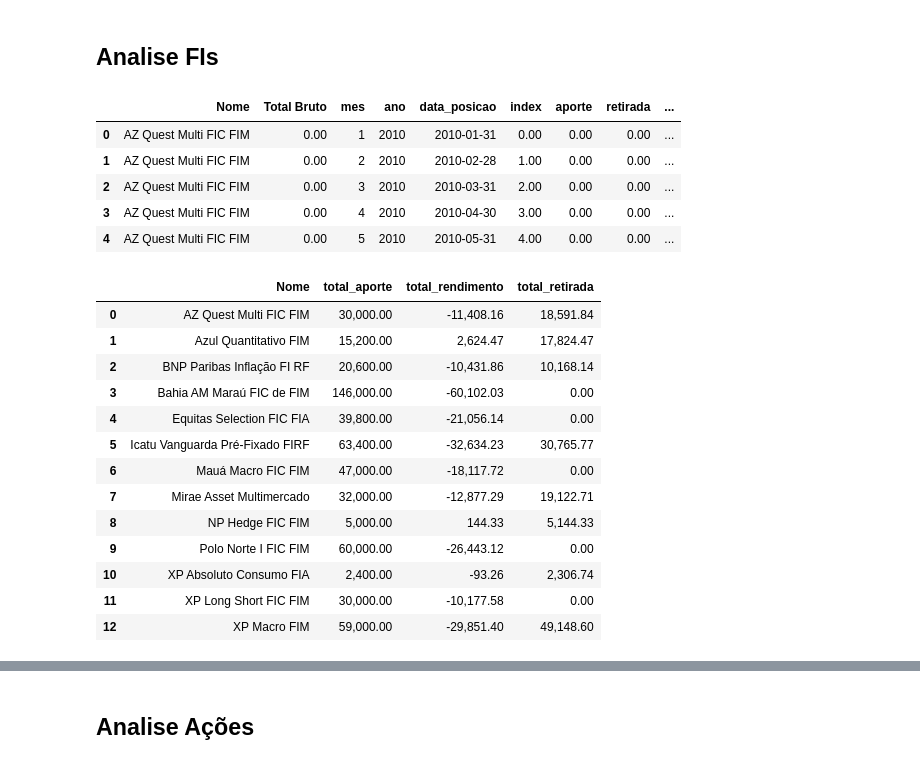
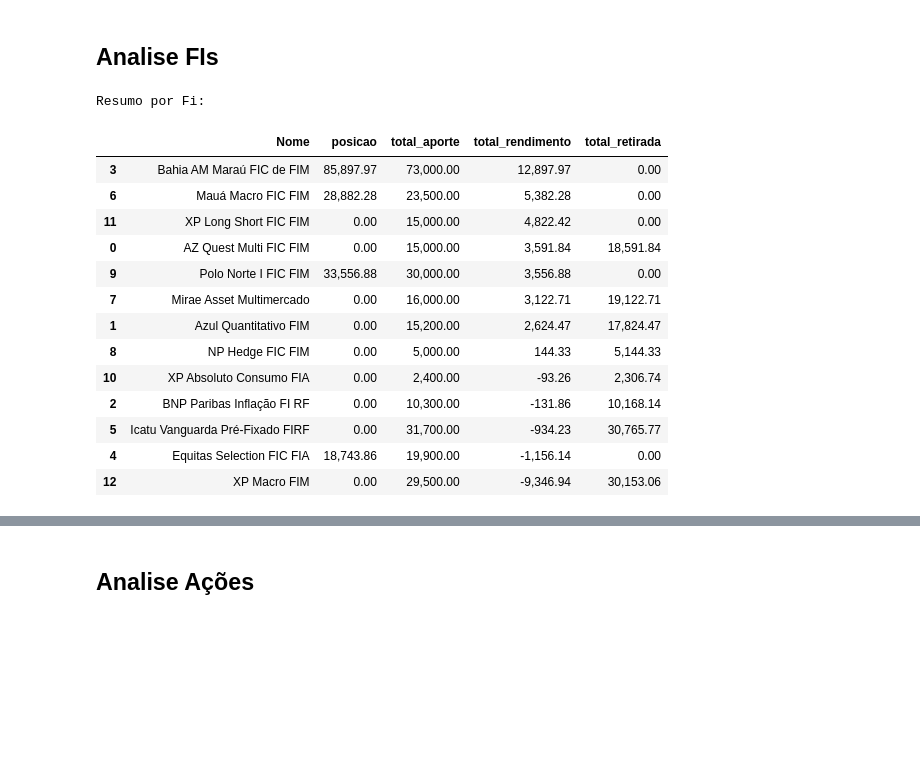
Before and after one commit to gabrielmlg/finance-app, a Jupyter notebook: app/src/extrato_posicao_acoes.ipynb, the cells around one changed output, grey strips where cells are left out. Cells and saved outputs as stored; diff of their text form; code cells hidden in the pictures; blank space fills up the shorter version.

Commit message:
Graficos de rendimento

```diff
--- a/app/src/extrato_posicao_acoes.ipynb
+++ b/app/src/extrato_posicao_acoes.ipynb
@@ -51,11 +18,16 @@ pos_model.load()
 # %%
-#posicao_model = Posicao()
-#posicao_model.load_data()
+aws_model = AwsModel()
+aws_model.load_data_s3()
+
+# model
+posicao = Posicao(aws_model.df_list_pos)
 extrato = Extrato(2010, 2020, aws_model.extrato, aws_model.extrato_bolsa)
+
+# view
 fundo_investimento = FundoInvestimento(
-    posicao=pos_model.fis,
+    posicao=posicao.fis,
     extrato=extrato.extrato_fis
 )
-acoes = Acao(posicao=pos_model.acoes, extrato=extrato.extrato_acoes)
-fiis = FundoImobiliario(posicao=pos_model.fiis, extrato=extrato.extrato_fiis)
+acoes = Acao(posicao=posicao.acoes, extrato=extrato.extrato_acoes)
+fiis = FundoImobiliario(posicao=posicao.fiis, extrato=extrato.extrato_fiis)
 # %% [output]
@@ -79,13 +68,4 @@ Verifica se existe FI no extrato não mapeado
 # %% [markdown]
 ## Analise FIs
 # %%
-resumo_ = fundo_investimento.resumo
-
-resumo_.head()
+resumo_fi = fundo_investimento.resumo
-# %% [output]
-|  | Nome | Total Bruto | mes | ano | data_posicao | index | aporte | retirada | ... |
-| 0 | AZ Quest Multi FIC FIM | 0.00 | 1 | 2010 | 2010-01-31 | 0.00 | 0.00 | 0.00 | ... |
-| 1 | AZ Quest Multi FIC FIM | 0.00 | 2 | 2010 | 2010-02-28 | 1.00 | 0.00 | 0.00 | ... |
-| 2 | AZ Quest Multi FIC FIM | 0.00 | 3 | 2010 | 2010-03-31 | 2.00 | 0.00 | 0.00 | ... |
-| 3 | AZ Quest Multi FIC FIM | 0.00 | 4 | 2010 | 2010-04-30 | 3.00 | 0.00 | 0.00 | ... |
-| 4 | AZ Quest Multi FIC FIM | 0.00 | 5 | 2010 | 2010-05-31 | 4.00 | 0.00 | 0.00 | ... |
@@ -96,22 +72,27 @@ resumo_.head()
 # %%
-tmp = resumo_.groupby(['Nome'])\
-        .agg(total_aporte=('aporte', 'sum'),
+print('Resumo por Fi:')
+
+tmp = resumo_fi[resumo_fi['data_posicao'] <= '2020-11-30']\
+        .groupby(['Nome'])\
+        .agg(posicao=('Total Bruto', 'last'),
+             total_aporte=('aporte', 'sum'),
              total_rendimento=('rendimento', 'sum'),
              total_retirada=('retirada', 'sum')).reset_index()
 
-tmp
+tmp.sort_values(['total_rendimento'], ascending=False)
 # %% [output]
+Resumo por Fi:
-|  | Nome | total_aporte | total_rendimento | total_retirada |
-| 0 | AZ Quest Multi FIC FIM | 30,000.00 | -11,408.16 | 18,591.84 |
-| 1 | Azul Quantitativo FIM | 15,200.00 | 2,624.47 | 17,824.47 |
-| 2 | BNP Paribas Inflação FI RF | 20,600.00 | -10,431.86 | 10,168.14 |
-| 3 | Bahia AM Maraú FIC de FIM | 146,000.00 | -60,102.03 | 0.00 |
-| 4 | Equitas Selection FIC FIA | 39,800.00 | -21,056.14 | 0.00 |
-| 5 | Icatu Vanguarda Pré-Fixado FIRF | 63,400.00 | -32,634.23 | 30,765.77 |
-| 6 | Mauá Macro FIC FIM | 47,000.00 | -18,117.72 | 0.00 |
-| 7 | Mirae Asset Multimercado | 32,000.00 | -12,877.29 | 19,122.71 |
-| 8 | NP Hedge FIC FIM | 5,000.00 | 144.33 | 5,144.33 |
-| 9 | Polo Norte I FIC FIM | 60,000.00 | -26,443.12 | 0.00 |
-| 10 | XP Absoluto Consumo FIA | 2,400.00 | -93.26 | 2,306.74 |
-| 11 | XP Long Short FIC FIM | 30,000.00 | -10,177.58 | 0.00 |
-| 12 | XP Macro FIM | 59,000.00 | -29,851.40 | 49,148.60 |
+|  | Nome | posicao | total_aporte | total_rendimento | total_retirada |
+| 3 | Bahia AM Maraú FIC de FIM | 85,897.97 | 73,000.00 | 12,897.97 | 0.00 |
+| 6 | Mauá Macro FIC FIM | 28,882.28 | 23,500.00 | 5,382.28 | 0.00 |
+| 11 | XP Long Short FIC FIM | 0.00 | 15,000.00 | 4,822.42 | 0.00 |
+| 0 | AZ Quest Multi FIC FIM | 0.00 | 15,000.00 | 3,591.84 | 18,591.84 |
+| 9 | Polo Norte I FIC FIM | 33,556.88 | 30,000.00 | 3,556.88 | 0.00 |
+| 7 | Mirae Asset Multimercado | 0.00 | 16,000.00 | 3,122.71 | 19,122.71 |
+| 1 | Azul Quantitativo FIM | 0.00 | 15,200.00 | 2,624.47 | 17,824.47 |
+| 8 | NP Hedge FIC FIM | 0.00 | 5,000.00 | 144.33 | 5,144.33 |
+| 10 | XP Absoluto Consumo FIA | 0.00 | 2,400.00 | -93.26 | 2,306.74 |
+| 2 | BNP Paribas Inflação FI RF | 0.00 | 10,300.00 | -131.86 | 10,168.14 |
+| 5 | Icatu Vanguarda Pré-Fixado FIRF | 0.00 | 31,700.00 | -934.23 | 30,765.77 |
+| 4 | Equitas Selection FIC FIA | 18,743.86 | 19,900.00 | -1,156.14 | 0.00 |
+| 12 | XP Macro FIM | 0.00 | 29,500.00 | -9,346.94 | 30,153.06 |
```
Also changed, not shown: parts of 29 cells of this notebook, 5 other files.
